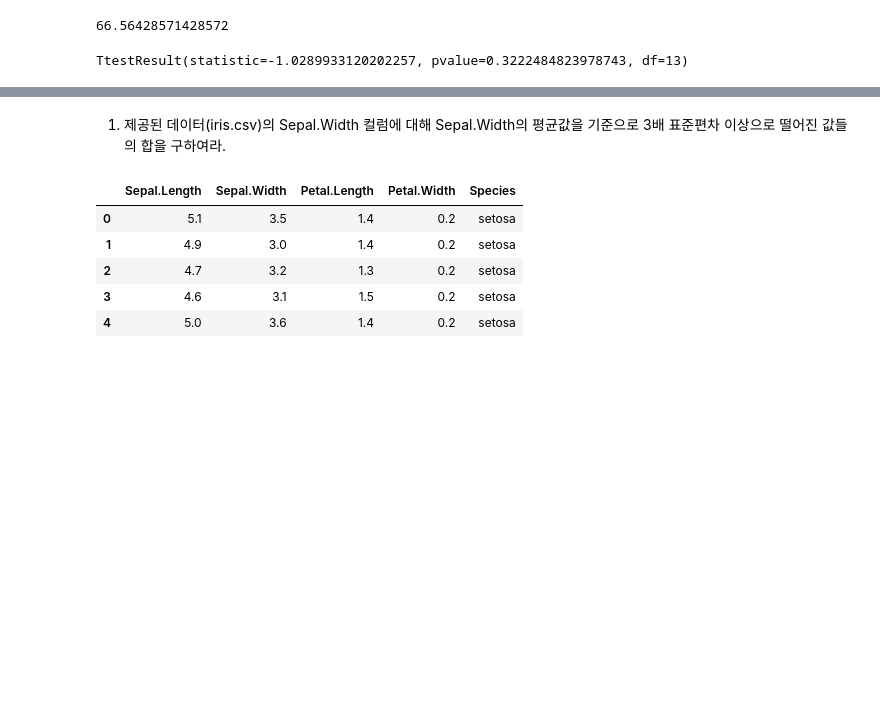
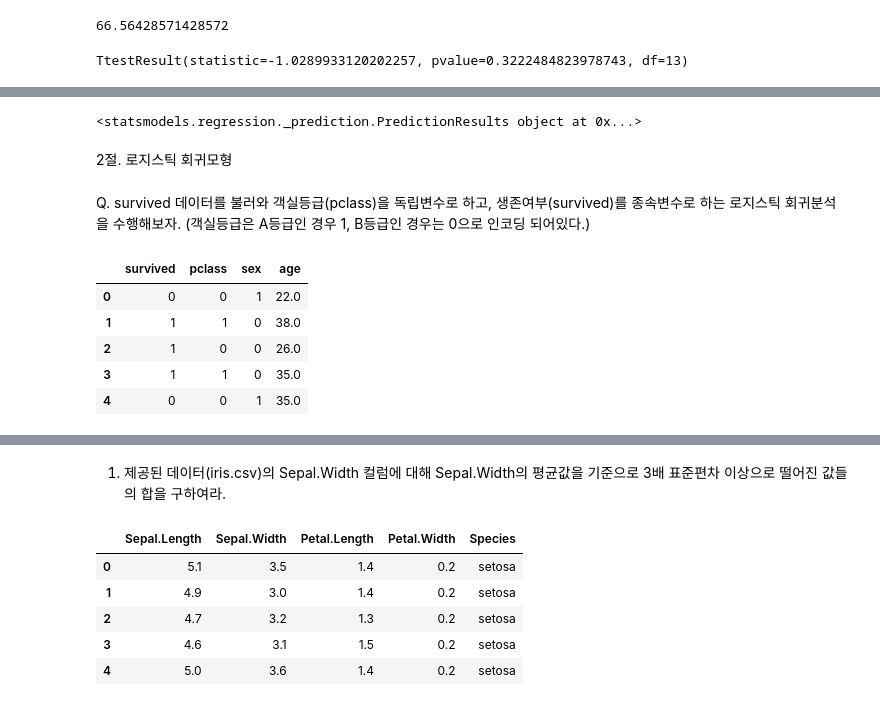
Before and after one commit to taek5000/BigDataAnalysis, a Jupyter notebook: practice.ipynb, the cells around one changed output, grey strips where cells are left out. Cells and saved outputs as stored; diff of their text form; code cells hidden in the pictures; blank space fills up the shorter version.

```diff
--- a/practice.ipynb
+++ b/practice.ipynb
@@ -460,0 +576,24 @@ TtestResult(statistic=-1.0289933120202257, pvalue=0.3222484823978743, df=13)
+# %%
+# 새로운 독립변수의 배열을 입력 값으로 지정
+new_data = pd.DataFrame({'const' : [1], 'total_bill' : [24.59], 'size' : [4]})
+
+# 예측 기댓값 결과 얻기
+result = model.get_prediction(new_data)
+# %% [output]
+<statsmodels.regression._prediction.PredictionResults object at 0x...>
+# %% [markdown]
+2절. 로지스틱 회귀모형
+# %% [markdown]
+Q. survived 데이터를 불러와 객실등급(pclass)을 독립변수로 하고, 생존여부(survived)를 종속변수로 하는 로지스틱 회귀분석을 수행해보자. (객실등급은 A등급인 경우 1, B등급인 경우는 0으로 인코딩 되어있다.)
+# %%
+# 필요한 데이터 호출
+import pandas as pd
+survived = pd.read_csv('./data/survived.csv')
+survived.head()
+# %% [output]
+|  | survived | pclass | sex | age |
+| 0 | 0 | 0 | 1 | 22.0 |
+| 1 | 1 | 1 | 0 | 38.0 |
+| 2 | 1 | 0 | 0 | 26.0 |
+| 3 | 1 | 1 | 0 | 35.0 |
+| 4 | 0 | 0 | 1 | 35.0 |
```
Also changed, not shown: parts of 60 cells of this notebook, 6 other files.
